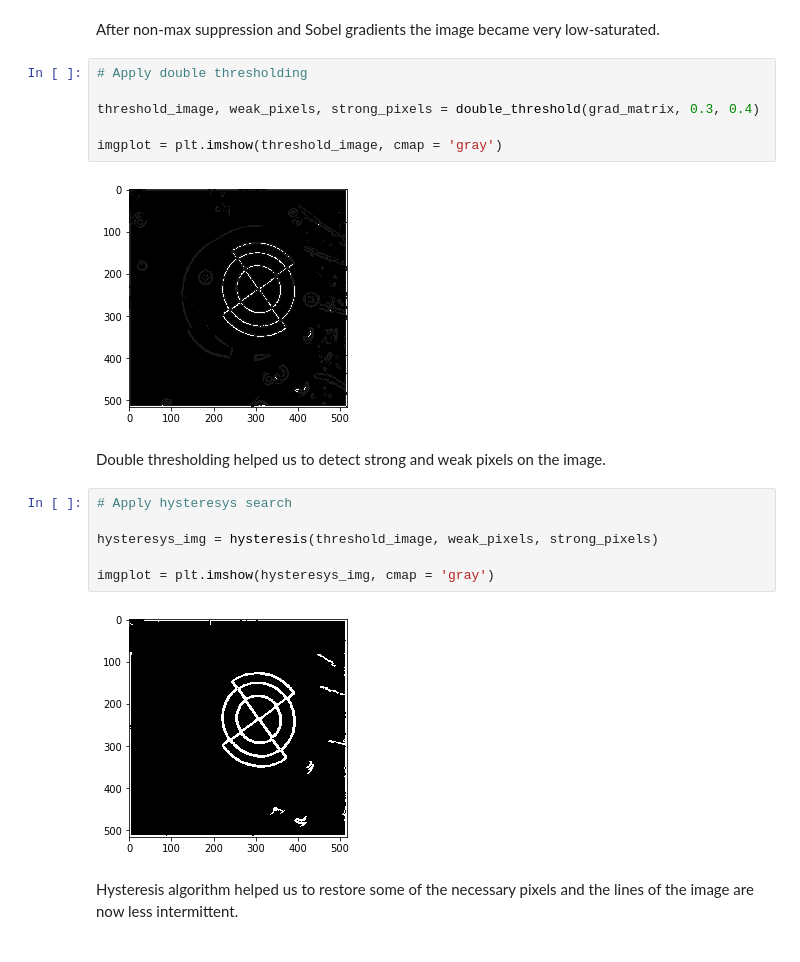
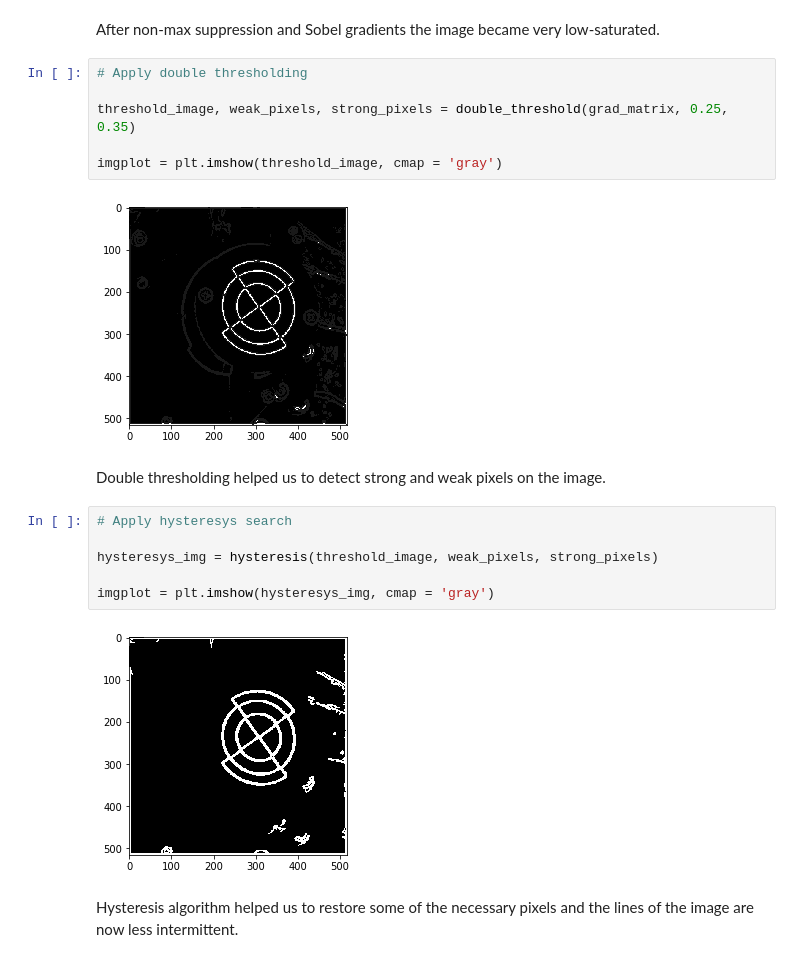
Before and after one commit to Progern/computer-vision-hw, a Jupyter notebook: cv-1-1/cv-hw-1-1.ipynb, the cells around one changed output. Saved outputs shown, nothing was run; the diff lists cells and outputs as text.

```diff
--- a/cv-1-1/cv-hw-1-1.ipynb
+++ b/cv-1-1/cv-hw-1-1.ipynb
@@ -204,11 +211,11 @@ After non-max suppression and Sobel gradients the image became very low-saturate
 # %%
 # Apply double thresholding
 
-threshold_image, weak_pixels, strong_pixels = double_threshold(grad_matrix, 0.3, 0.4)
+threshold_image, weak_pixels, strong_pixels = double_threshold(grad_matrix, 0.25, 0.35)
 
 imgplot = plt.imshow(threshold_image, cmap = 'gray')
 # %% [output]
-[figure, old version]
+[figure, new version]
 # %% [markdown]
 Double thresholding helped us to detect strong and weak pixels on the image.
 # %%
@@ -218,7 +225,7 @@ hysteresys_img = hysteresis(threshold_image, weak_pixels, strong_pixels)
 
 imgplot = plt.imshow(hysteresys_img, cmap = 'gray')
 # %% [output]
-[figure, old version]
+[figure, new version]
 # %% [markdown]
 Hysteresis algorithm helped us to restore some of the necessary pixels and the lines of the image are now less intermittent.
 # %% [markdown]
```
Also changed, not shown: parts of 10 cells of this notebook, 2 other files.
